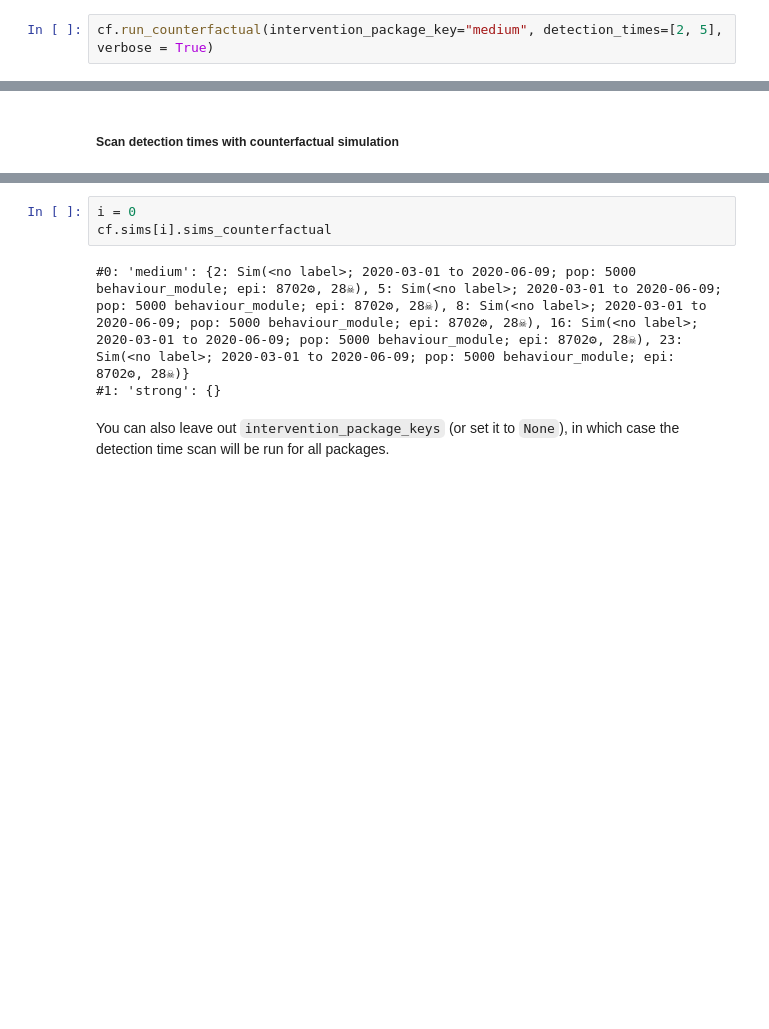
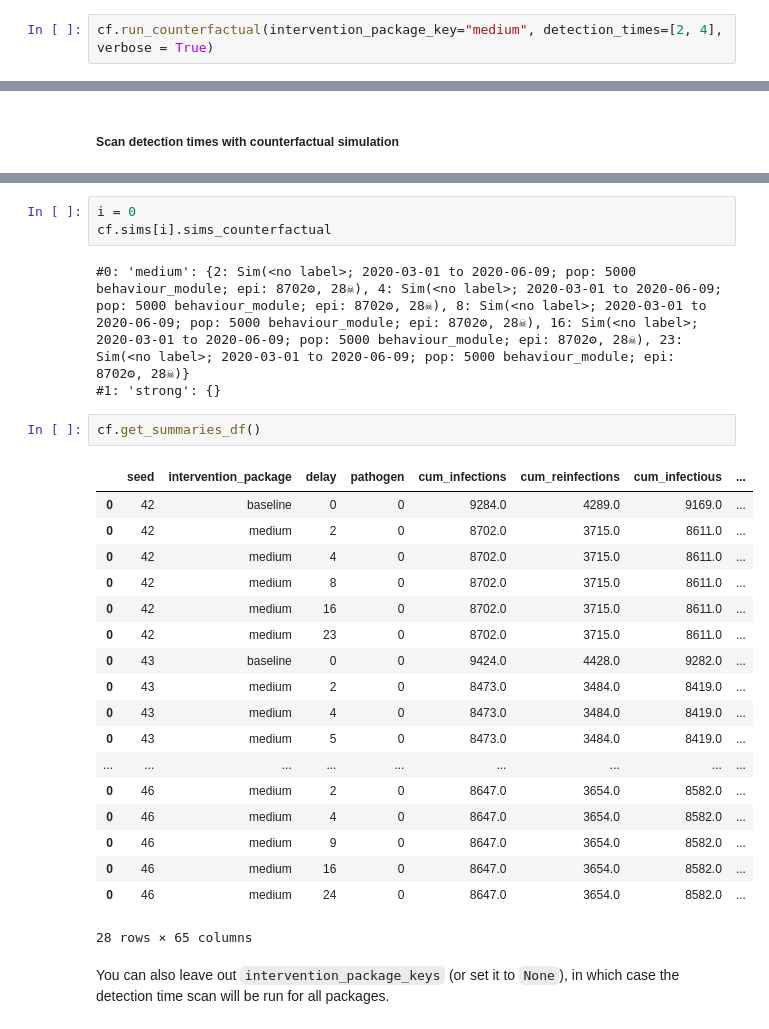
Before and after one commit to ConradKunadu/pathosim-obg, a Jupyter notebook: demos/counterfactual_sim.ipynb, the cells around one changed output, grey strips where cells are left out. Drawn from its saved outputs; the diff is of its cells as text; blank space fills up the shorter version.

Commit message:
Implement counterfactual simulation summaries

```diff
--- a/demos/counterfactual_sim.ipynb
+++ b/demos/counterfactual_sim.ipynb
@@ -79,5 +87,5 @@ Is epidemic: [True]
 ##### Run counterfactual simulations
 To run a counterfactual simulation, you have to specify which intervention package should be used and what detection time to assume.
 # %%
-cf.run_counterfactual(intervention_package_key="medium", detection_times=[2, 5], verbose = True)
+cf.run_counterfactual(intervention_package_key="medium", detection_times=[2, 4], verbose = True)
 # %% [output]
@@ -144,13 +193,34 @@ i = 0
 cf.sims[i].sims_counterfactual
 # %% [output]
 #0: 'medium': {2: Sim(<no label>; 2020-03-01 to 2020-06-09; pop: 5000
-behaviour_module; epi: 8702⚙, 28☠), 5: Sim(<no label>; 2020-03-01 to 2020-06-09;
+behaviour_module; epi: 8702⚙, 28☠), 4: Sim(<no label>; 2020-03-01 to 2020-06-09;
 pop: 5000 behaviour_module; epi: 8702⚙, 28☠), 8: Sim(<no label>; 2020-03-01 to
 2020-06-09; pop: 5000 behaviour_module; epi: 8702⚙, 28☠), 16: Sim(<no label>;
 2020-03-01 to 2020-06-09; pop: 5000 behaviour_module; epi: 8702⚙, 28☠), 23:
 Sim(<no label>; 2020-03-01 to 2020-06-09; pop: 5000 behaviour_module; epi:
 8702⚙, 28☠)}
 #1: 'strong': {}
+# %%
+cf.get_summaries_df()
+# %% [output]
+|  | seed | intervention_package | delay | pathogen | cum_infections | cum_reinfections | cum_infectious | ... |
+| 0 | 42 | baseline | 0 | 0 | 9284.0 | 4289.0 | 9169.0 | ... |
+| 0 | 42 | medium | 2 | 0 | 8702.0 | 3715.0 | 8611.0 | ... |
+| 0 | 42 | medium | 4 | 0 | 8702.0 | 3715.0 | 8611.0 | ... |
+| 0 | 42 | medium | 8 | 0 | 8702.0 | 3715.0 | 8611.0 | ... |
+| 0 | 42 | medium | 16 | 0 | 8702.0 | 3715.0 | 8611.0 | ... |
+| 0 | 42 | medium | 23 | 0 | 8702.0 | 3715.0 | 8611.0 | ... |
+| 0 | 43 | baseline | 0 | 0 | 9424.0 | 4428.0 | 9282.0 | ... |
+| 0 | 43 | medium | 2 | 0 | 8473.0 | 3484.0 | 8419.0 | ... |
+| 0 | 43 | medium | 4 | 0 | 8473.0 | 3484.0 | 8419.0 | ... |
+| 0 | 43 | medium | 5 | 0 | 8473.0 | 3484.0 | 8419.0 | ... |
+| ... | ... | ... | ... | ... | ... | ... | ... | ... |
+| 0 | 46 | medium | 2 | 0 | 8647.0 | 3654.0 | 8582.0 | ... |
+| 0 | 46 | medium | 4 | 0 | 8647.0 | 3654.0 | 8582.0 | ... |
+| 0 | 46 | medium | 9 | 0 | 8647.0 | 3654.0 | 8582.0 | ... |
+| 0 | 46 | medium | 16 | 0 | 8647.0 | 3654.0 | 8582.0 | ... |
+| 0 | 46 | medium | 24 | 0 | 8647.0 | 3654.0 | 8582.0 | ... |
+28 rows × 65 columns
 # %% [markdown]
 You can also leave out `intervention_package_keys` (or set it to `None`), in which case the detection time scan will be run for all packages.
 # %%
```
Also changed, not shown: parts of 19 cells of this notebook, 1 other file.
